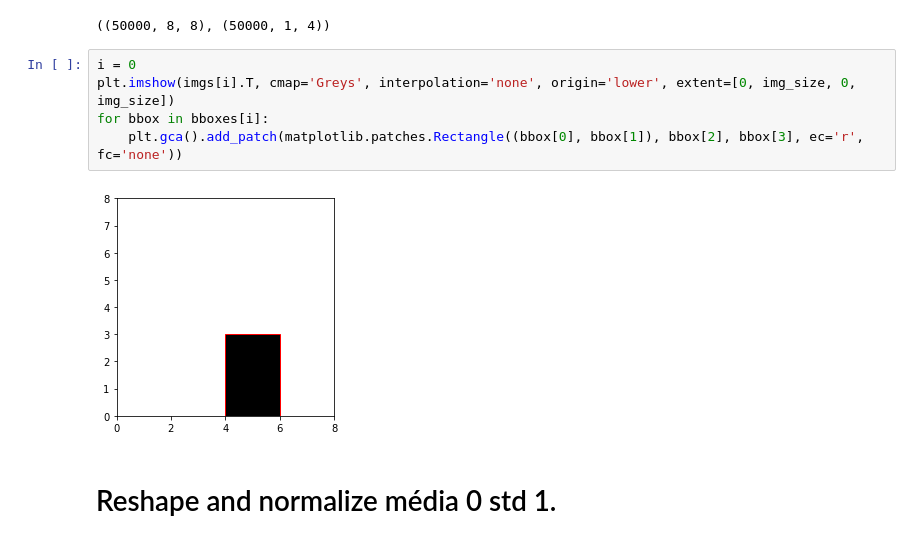
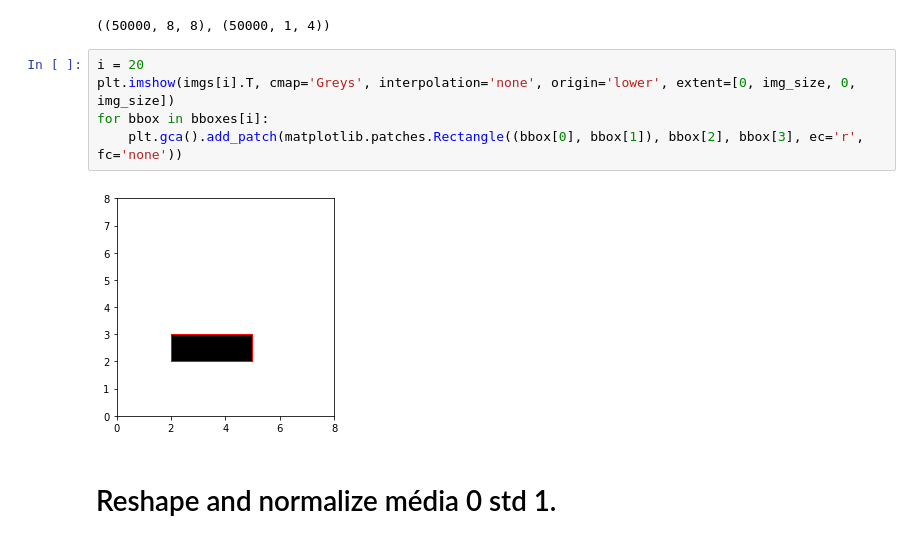
Before and after one commit to ai2-education-fiep-turma-2/17-CNN, a Jupyter notebook: Aula4/retangulo.ipynb, the cells around one changed output. Saved outputs shown, nothing was run; the diff lists cells and outputs as text.

```diff
--- a/Aula4/retangulo.ipynb
+++ b/Aula4/retangulo.ipynb
@@ -34,12 +34,12 @@ imgs.shape, bboxes.shape
 # %% [output]
 ((50000, 8, 8), (50000, 1, 4))
 # %%
-i = 0
+i = 20
 plt.imshow(imgs[i].T, cmap='Greys', interpolation='none', origin='lower', extent=[0, img_size, 0, img_size])
 for bbox in bboxes[i]:
     plt.gca().add_patch(matplotlib.patches.Rectangle((bbox[0], bbox[1]), bbox[2], bbox[3], ec='r', fc='none'))
 # %% [output]
-[figure, old version]
+[figure, new version]
 # %% [markdown]
 # Reshape and normalize média 0 std 1.
 # %%
```
Also changed, not shown: parts of 6 cells of this notebook, 2 other files.
